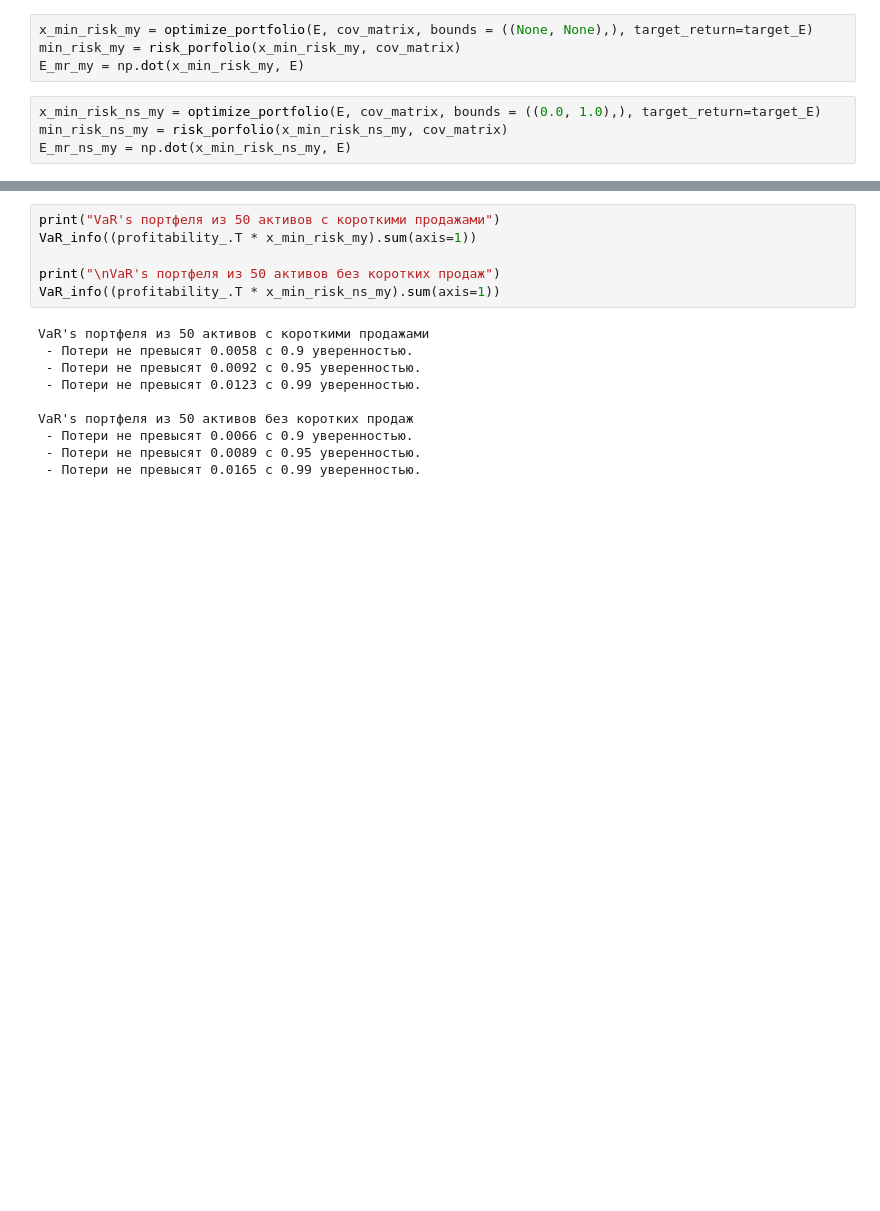
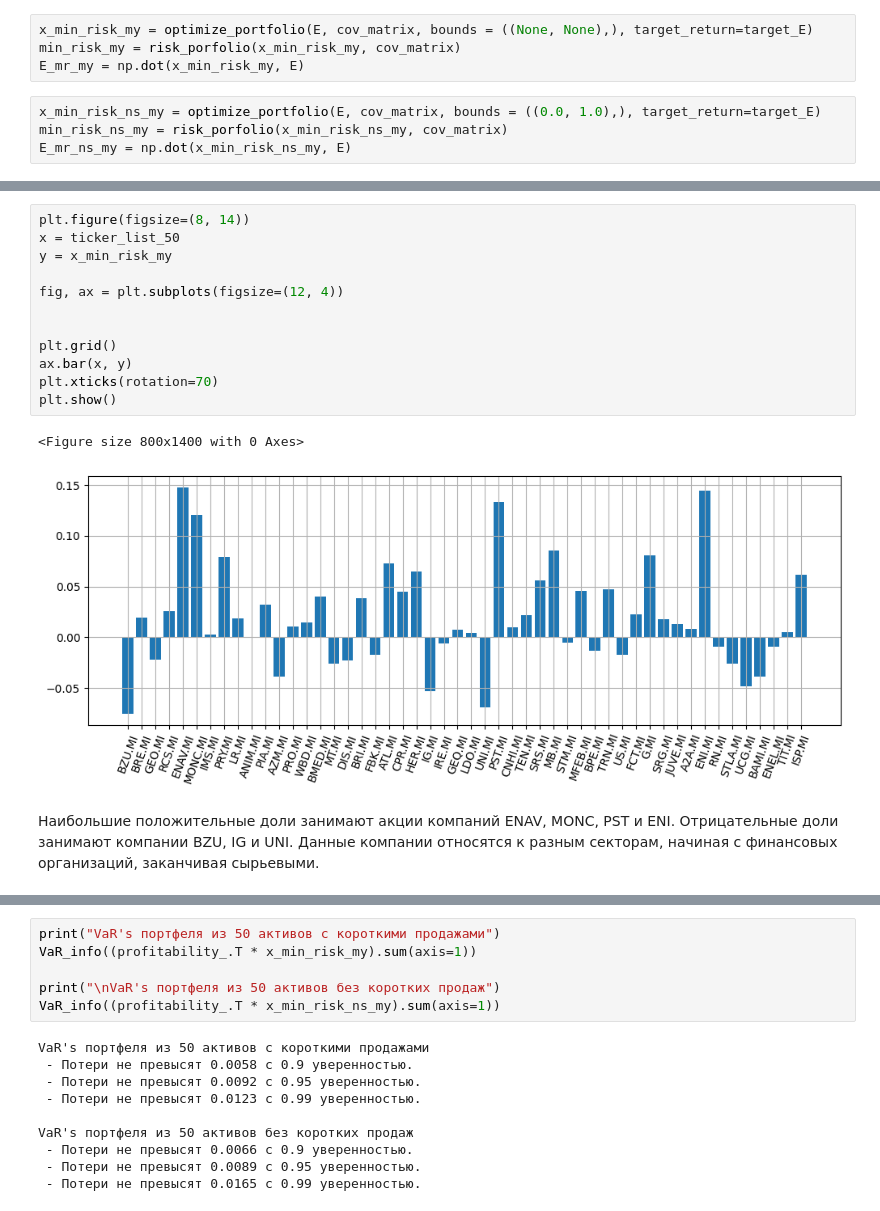
Before and after one commit to LevBugrov/financial-transaction-models, a Jupyter notebook: lab2.ipynb, the cells around one changed output, grey strips where cells are left out. Saved outputs shown, nothing was run; the diff lists cells and outputs as text; blank space fills up the shorter version.

```diff
--- a/lab2.ipynb
+++ b/lab2.ipynb
@@ -454,0 +480,19 @@ plt.show()
+# %%
+plt.figure(figsize=(8, 14))
+x = ticker_list_50
+y = x_min_risk_my
+
+fig, ax = plt.subplots(figsize=(12, 4))
+
+
+plt.grid()
+ax.bar(x, y)
+plt.xticks(rotation=70)
+plt.show()
+# %% [output]
+<Figure size 800x1400 with 0 Axes>
+[figure, added]
+# %% [markdown]
+Наибольшие положительные доли занимают акции компаний ENAV, MONC, PST и ENI.
+Отрицательные доли занимают компании BZU, IG и UNI.
+Данные компании относятся к разным секторам, начиная с финансовых организаций, заканчивая сырьевыми.
```
Also changed, not shown: parts of 27 cells of this notebook.
